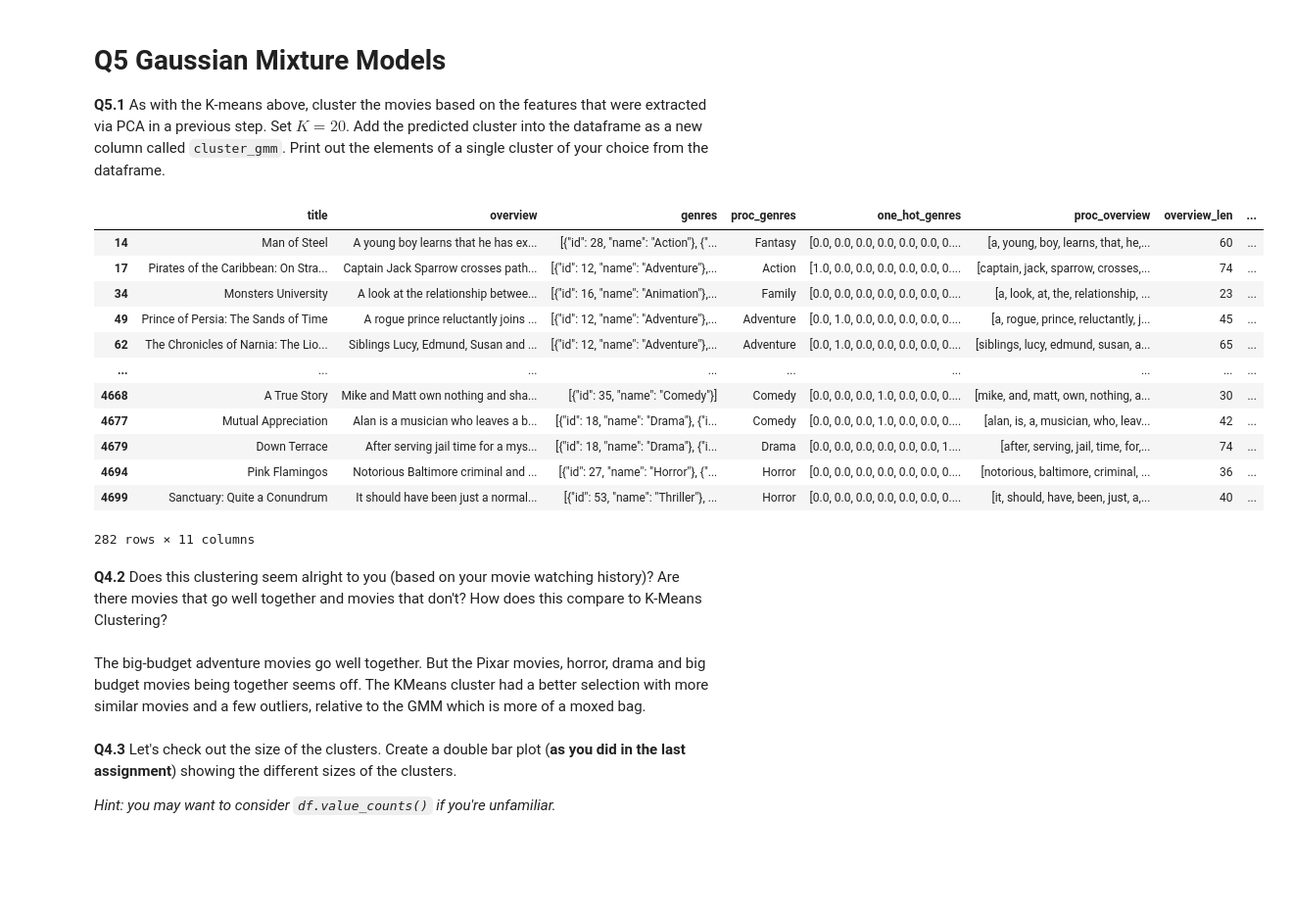
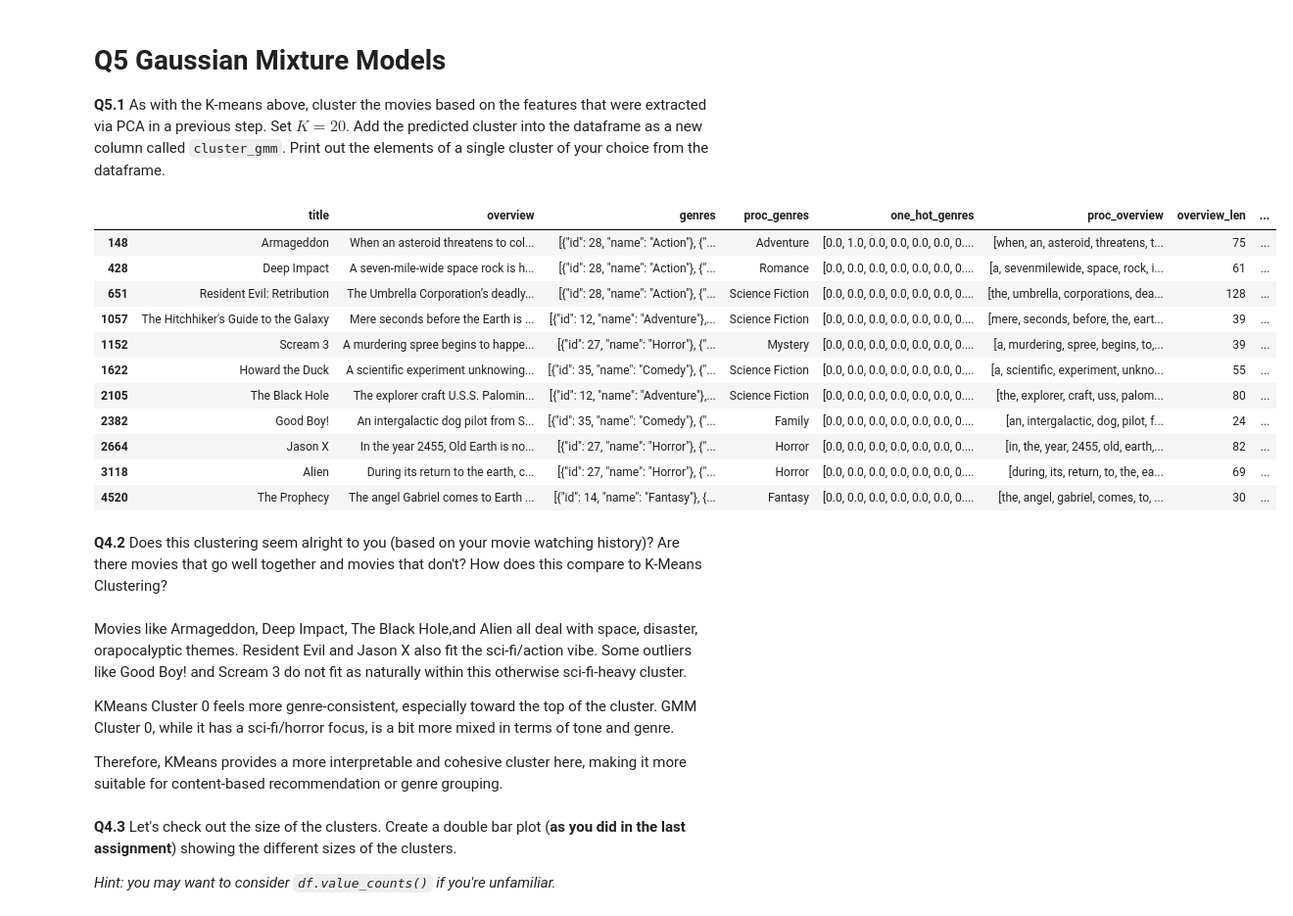
Before and after one commit to Ysop1264/TMDLWeek2, a Jupyter notebook: TMDL_2024_25_Assignment_3,_Ans_636866.ipynb, the cells around one changed output. Shown: that part at 98% size. Saved outputs shown, nothing was run; the diff lists cells and outputs as text; code cells hidden in the pictures; blank space fills up the shorter version.

```diff
--- a/TMDL_2024_25_Assignment_3,_Ans_636866.ipynb
+++ b/TMDL_2024_25_Assignment_3,_Ans_636866.ipynb
@@ -495,35 +495,38 @@ plt.show()
 # %%
 # Your code answer here
 from sklearn.mixture import GaussianMixture
 
 gmm = GaussianMixture(n_components=20)
 gmm.fit(X_pca)
 
 gmm_preds = gmm.predict(X_pca)
 
-df["cluster_gmm"] = y_preds
+df["cluster_gmm"] = gmm_preds
 
-cluster_id = 3
+cluster_id = 0
 cluster_data = df[df["cluster_gmm"] == cluster_id]
 cluster_data
 # %% [output]
 |  | title | overview | genres | proc_genres | one_hot_genres | proc_overview | overview_len | ... |
-| 14 | Man of Steel | A young boy learns that he has ex... | [{"id": 28, "name": "Action"}, {"... | Fantasy | [0.0, 0.0, 0.0, 0.0, 0.0, 0.0, 0.... | [a, young, boy, learns, that, he,... | 60 | ... |
-| 17 | Pirates of the Caribbean: On Stra... | Captain Jack Sparrow crosses path... | [{"id": 12, "name": "Adventure"},... | Action | [1.0, 0.0, 0.0, 0.0, 0.0, 0.0, 0.... | [captain, jack, sparrow, crosses,... | 74 | ... |
-| 34 | Monsters University | A look at the relationship betwee... | [{"id": 16, "name": "Animation"},... | Family | [0.0, 0.0, 0.0, 0.0, 0.0, 0.0, 0.... | [a, look, at, the, relationship, ... | 23 | ... |
-| 49 | Prince of Persia: The Sands of Time | A rogue prince reluctantly joins ... | [{"id": 12, "name": "Adventure"},... | Adventure | [0.0, 1.0, 0.0, 0.0, 0.0, 0.0, 0.... | [a, rogue, prince, reluctantly, j... | 45 | ... |
-| 62 | The Chronicles of Narnia: The Lio... | Siblings Lucy, Edmund, Susan and ... | [{"id": 12, "name": "Adventure"},... | Adventure | [0.0, 1.0, 0.0, 0.0, 0.0, 0.0, 0.... | [siblings, lucy, edmund, susan, a... | 65 | ... |
-| ... | ... | ... | ... | ... | ... | ... | ... | ... |
-| 4668 | A True Story | Mike and Matt own nothing and sha... | [{"id": 35, "name": "Comedy"}] | Comedy | [0.0, 0.0, 0.0, 1.0, 0.0, 0.0, 0.... | [mike, and, matt, own, nothing, a... | 30 | ... |
-| 4677 | Mutual Appreciation | Alan is a musician who leaves a b... | [{"id": 18, "name": "Drama"}, {"i... | Comedy | [0.0, 0.0, 0.0, 1.0, 0.0, 0.0, 0.... | [alan, is, a, musician, who, leav... | 42 | ... |
-| 4679 | Down Terrace | After serving jail time for a mys... | [{"id": 18, "name": "Drama"}, {"i... | Drama | [0.0, 0.0, 0.0, 0.0, 0.0, 0.0, 1.... | [after, serving, jail, time, for,... | 74 | ... |
-| 4694 | Pink Flamingos | Notorious Baltimore criminal and ... | [{"id": 27, "name": "Horror"}, {"... | Horror | [0.0, 0.0, 0.0, 0.0, 0.0, 0.0, 0.... | [notorious, baltimore, criminal, ... | 36 | ... |
-| 4699 | Sanctuary: Quite a Conundrum | It should have been just a normal... | [{"id": 53, "name": "Thriller"}, ... | Horror | [0.0, 0.0, 0.0, 0.0, 0.0, 0.0, 0.... | [it, should, have, been, just, a,... | 40 | ... |
+| 148 | Armageddon | When an asteroid threatens to col... | [{"id": 28, "name": "Action"}, {"... | Adventure | [0.0, 1.0, 0.0, 0.0, 0.0, 0.0, 0.... | [when, an, asteroid, threatens, t... | 75 | ... |
+| 428 | Deep Impact | A seven-mile-wide space rock is h... | [{"id": 28, "name": "Action"}, {"... | Romance | [0.0, 0.0, 0.0, 0.0, 0.0, 0.0, 0.... | [a, sevenmilewide, space, rock, i... | 61 | ... |
+| 651 | Resident Evil: Retribution | The Umbrella Corporation’s deadly... | [{"id": 28, "name": "Action"}, {"... | Science Fiction | [0.0, 0.0, 0.0, 0.0, 0.0, 0.0, 0.... | [the, umbrella, corporations, dea... | 128 | ... |
+| 1057 | The Hitchhiker's Guide to the Galaxy | Mere seconds before the Earth is ... | [{"id": 12, "name": "Adventure"},... | Science Fiction | [0.0, 0.0, 0.0, 0.0, 0.0, 0.0, 0.... | [mere, seconds, before, the, eart... | 39 | ... |
+| 1152 | Scream 3 | A murdering spree begins to happe... | [{"id": 27, "name": "Horror"}, {"... | Mystery | [0.0, 0.0, 0.0, 0.0, 0.0, 0.0, 0.... | [a, murdering, spree, begins, to,... | 39 | ... |
+| 1622 | Howard the Duck | A scientific experiment unknowing... | [{"id": 35, "name": "Comedy"}, {"... | Science Fiction | [0.0, 0.0, 0.0, 0.0, 0.0, 0.0, 0.... | [a, scientific, experiment, unkno... | 55 | ... |
+| 2105 | The Black Hole | The explorer craft U.S.S. Palomin... | [{"id": 12, "name": "Adventure"},... | Science Fiction | [0.0, 0.0, 0.0, 0.0, 0.0, 0.0, 0.... | [the, explorer, craft, uss, palom... | 80 | ... |
+| 2382 | Good Boy! | An intergalactic dog pilot from S... | [{"id": 35, "name": "Comedy"}, {"... | Family | [0.0, 0.0, 0.0, 0.0, 0.0, 0.0, 0.... | [an, intergalactic, dog, pilot, f... | 24 | ... |
+| 2664 | Jason X | In the year 2455, Old Earth is no... | [{"id": 27, "name": "Horror"}, {"... | Horror | [0.0, 0.0, 0.0, 0.0, 0.0, 0.0, 0.... | [in, the, year, 2455, old, earth,... | 82 | ... |
+| 3118 | Alien | During its return to the earth, c... | [{"id": 27, "name": "Horror"}, {"... | Horror | [0.0, 0.0, 0.0, 0.0, 0.0, 0.0, 0.... | [during, its, return, to, the, ea... | 69 | ... |
+| 4520 | The Prophecy | The angel Gabriel comes to Earth ... | [{"id": 14, "name": "Fantasy"}, {... | Fantasy | [0.0, 0.0, 0.0, 0.0, 0.0, 0.0, 0.... | [the, angel, gabriel, comes, to, ... | 30 | ... |
-282 rows × 11 columns
 # %% [markdown]
 **Q4.2** Does this clustering seem alright to you (based on your movie watching history)? Are there movies that go well together and movies that don't? How does this compare to K-Means Clustering?
-# %% [markdown]
-The big-budget adventure movies go well together. But the Pixar movies, horror, drama and big budget movies being together seems off. The KMeans cluster had a better selection with more similar movies and a few outliers, relative to the GMM which is more of a moxed bag.
+# %% [markdown]
+Movies like Armageddon, Deep Impact, The Black Hole,and Alien all deal with space, disaster, orapocalyptic themes. Resident Evil and Jason X also fit the sci-fi/action vibe. Some outliers like Good Boy! and Scream 3 do not fit as naturally within this otherwise sci-fi-heavy cluster.
+
+KMeans Cluster 0 feels more genre-consistent, especially toward the top of the cluster. GMM Cluster 0, while it has a sci-fi/horror focus, is a bit more mixed in terms of tone and genre.
+
+Therefore, KMeans provides a more interpretable and cohesive cluster here, making it more suitable for content-based recommendation or genre grouping.
 # %% [markdown]
 **Q4.3** Let's check out the size of the clusters. Create a double bar plot (**as you did in the last assignment**) showing the different sizes of the clusters.
 
```
Also changed, not shown: parts of 19 cells of this notebook.
